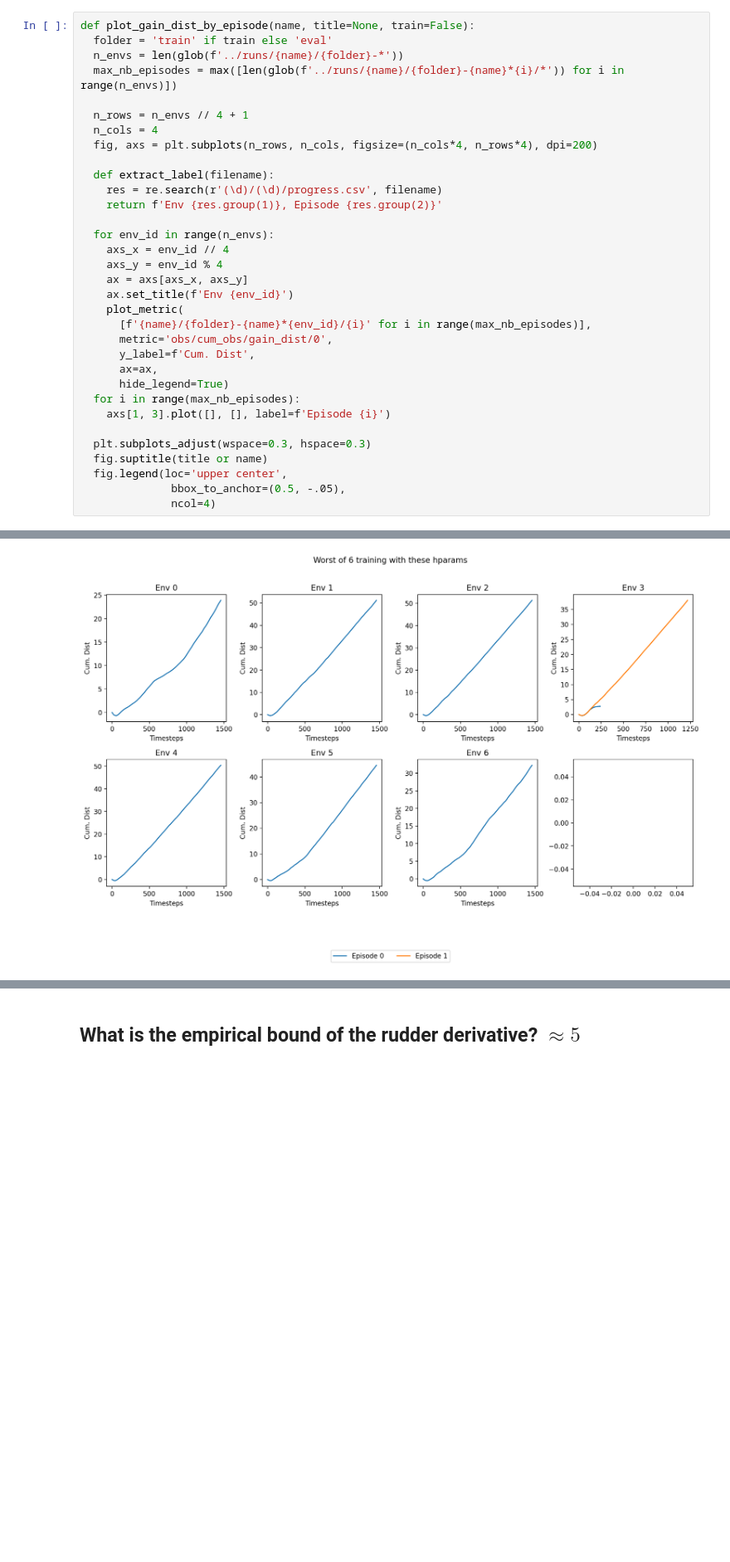
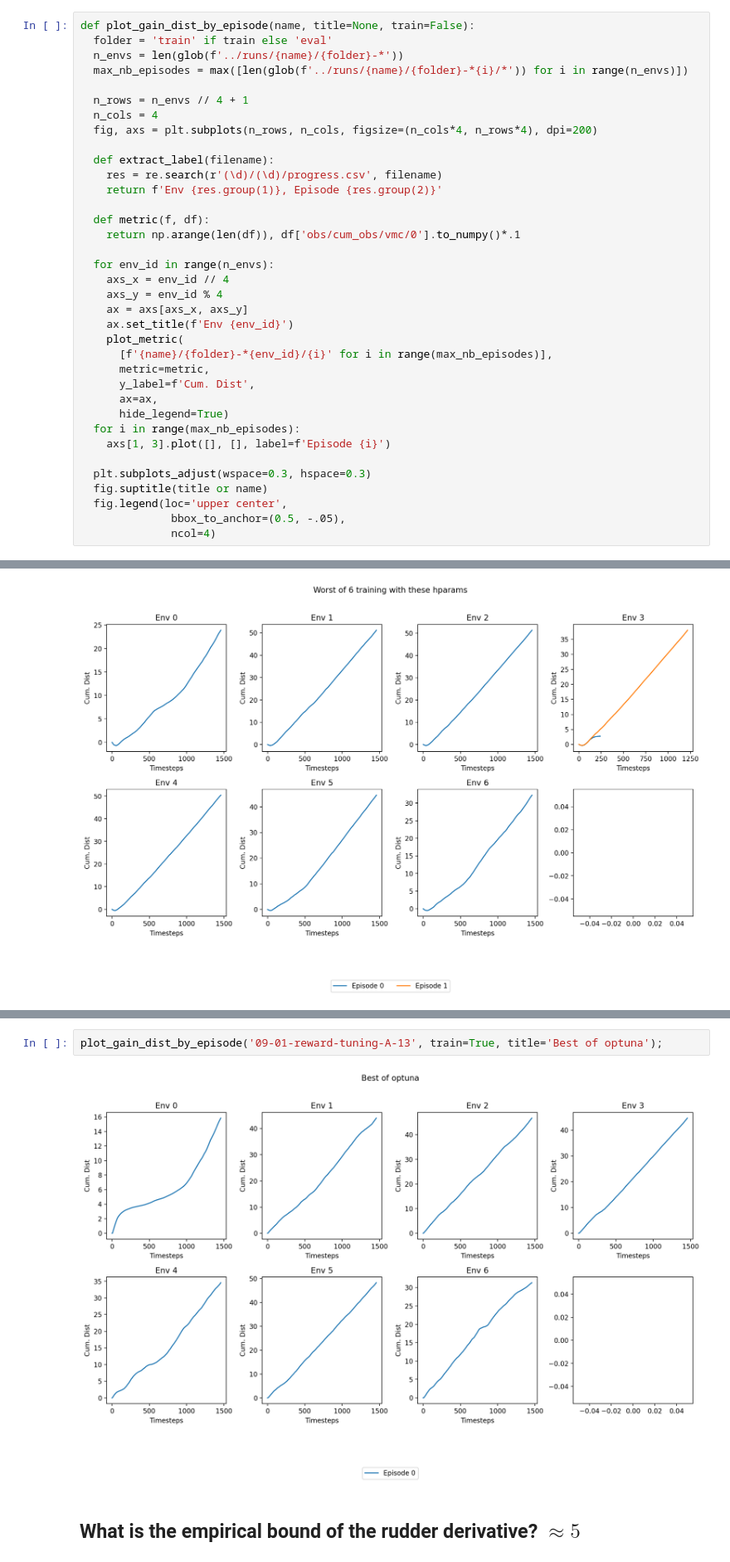
Before and after one commit to lucasmrdt/sailboat-drl, a Jupyter notebook: notebooks/sb3_analysis.ipynb, the cells around one changed output, grey strips where cells are left out. Shown at 83% size. Drawn from its saved outputs; the diff is of its cells as text; blank space fills up the shorter version.

```diff
--- a/notebooks/sb3_analysis.ipynb
+++ b/notebooks/sb3_analysis.ipynb
@@ -16,7 +20,7 @@ from utils import draw_trajectories, get_metric, plot_metric
 def plot_gain_dist_by_episode(name, title=None, train=False):
   folder = 'train' if train else 'eval'
   n_envs = len(glob(f'../runs/{name}/{folder}-*'))
-  max_nb_episodes = max([len(glob(f'../runs/{name}/{folder}-{name}*{i}/*')) for i in range(n_envs)])
+  max_nb_episodes = max([len(glob(f'../runs/{name}/{folder}-*{i}/*')) for i in range(n_envs)])
 
   n_rows = n_envs // 4 + 1
   n_cols = 4
@@ -26,14 +30,17 @@ def plot_gain_dist_by_episode(name, title=None, train=False):
     res = re.search(r'(\d)/(\d)/progress.csv', filename)
     return f'Env {res.group(1)}, Episode {res.group(2)}'
 
+  def metric(f, df):
+    return np.arange(len(df)), df['obs/cum_obs/vmc/0'].to_numpy()*.1
+
   for env_id in range(n_envs):
     axs_x = env_id // 4
     axs_y = env_id % 4
     ax = axs[axs_x, axs_y]
     ax.set_title(f'Env {env_id}')
     plot_metric(
-      [f'{name}/{folder}-{name}*{env_id}/{i}' for i in range(max_nb_episodes)],
-      metric='obs/cum_obs/gain_dist/0',
+      [f'{name}/{folder}-*{env_id}/{i}' for i in range(max_nb_episodes)],
+      metric=metric,
       y_label=f'Cum. Dist',
       ax=ax,
       hide_legend=True)
@@ -147,3 +181,7 @@ plot_gain_dist_by_episode('08-29-max-wind-v1-optuna-hparams-13-5', train=True, t
+# %%
+plot_gain_dist_by_episode('09-01-reward-tuning-A-13', train=True, title='Best of optuna');
+# %% [output]
+[figure, added]
 # %% [markdown]
 ## What is the empirical bound of the rudder derivative? **$\approx 5$**
 # %%
```
Also changed, not shown: parts of 8 cells of this notebook, 5 other files.
